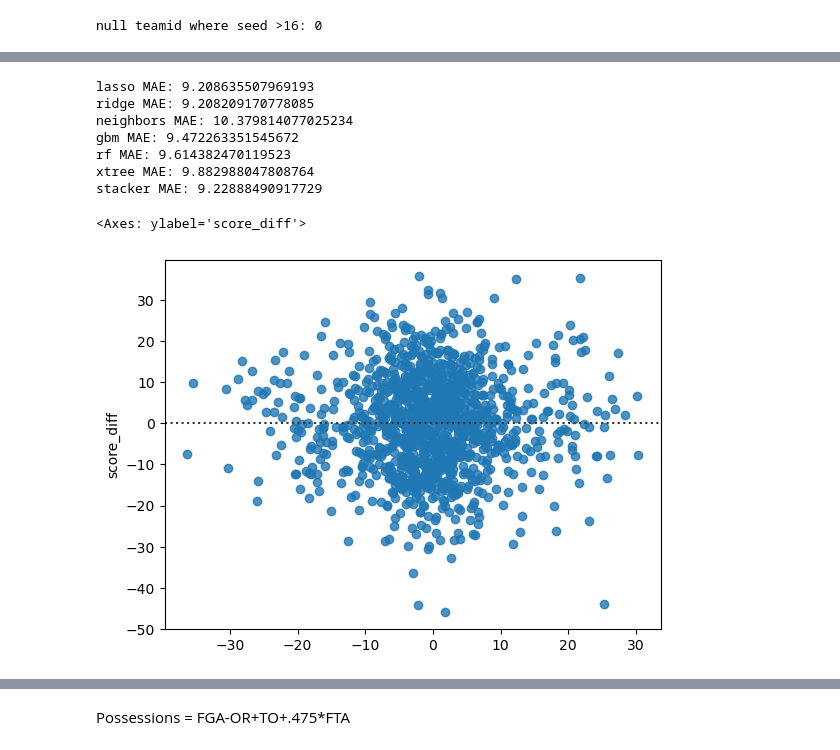
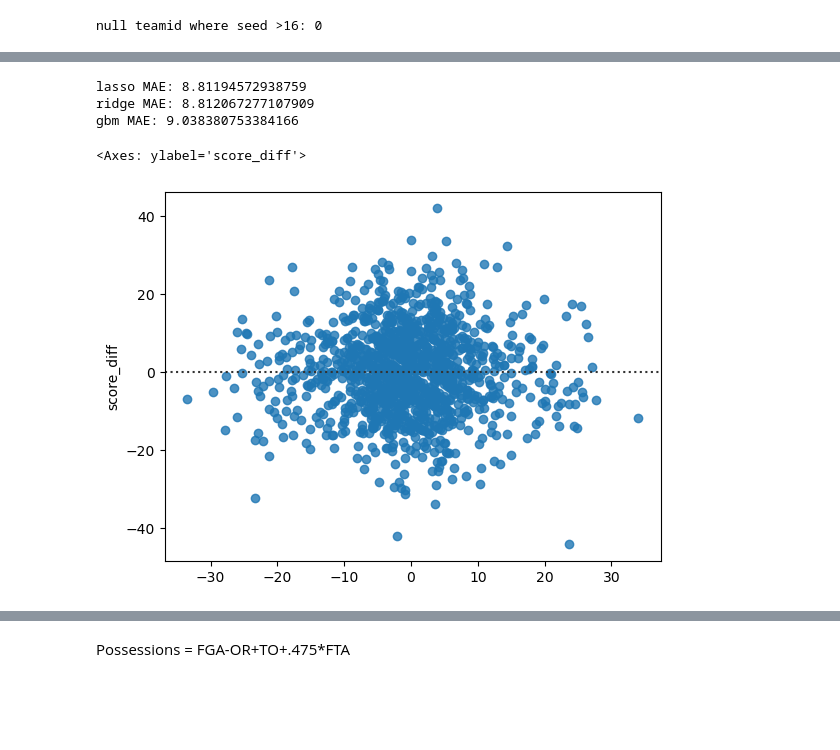
Before and after one commit to yaobviously/march_madness_kaggle, a Jupyter notebook: ncaa_model_prep.ipynb, the cells around one changed output, grey strips where cells are left out. Drawn from its saved outputs; the diff is of its cells as text; code cells hidden in the pictures; blank space fills up the shorter version.

```diff
--- a/ncaa_model_prep.ipynb
+++ b/ncaa_model_prep.ipynb
@@ -431,6 +308,4 @@ m_tourney_df.columns = ['team_two_' + x if x in Mseason_sums.columns else x for
 # %%
 m_tourney_df[['team_one_implied_proba', 'team_two_implied_proba']] =(
-    m_tourney_df[['team_one_implied_proba', 'team_two_implied_proba']].fillna(0.004)
+    m_tourney_df[['team_one_implied_proba', 'team_two_implied_proba']].fillna(0.0025)
 )
-# %%
-m_tourney_df['elo_diff'] = m_tourney_df['t1_elo'].sub(m_tourney_df['t2_elo'])
@@ -448,23 +312,13 @@ target = 'team_one_win'
 # %%
-linear_model = ['team_one_rankadjde', 'team_one_adjem','team_one_rankadjem',
-              'team_two_adjoe', 'team_two_rankadjoe', 'team_two_adjem',
-              'team_two_rankadjem', 'team_one_my_total','team_two_my_total']
+linear_model = ['team_one_adjem','team_one_rankadjem', 'team_two_adjem',
+              'team_two_rankadjem', 'team_one_my_total', 'team_two_my_total',
+               'team_one_seed', 'team_two_seed']
 # %%
 reg_target = 'score_diff'
 
 ridge_model = RidgeCV(alphas=[100, 500, 700])
 lasso_model = LassoCV(alphas=[0.1, 0.2, 0.5, 1])
-neighbors_model = KNeighborsRegressor(n_neighbors=3)
-rf_model = RandomForestRegressor()
-gbm_model = GradientBoostingRegressor()
-xtrees_model = ExtraTreesRegressor()
-stack_model = StackingRegressor(estimators=[('ridge', RidgeCV()),
-                                            ('lasso', LassoCV()),
-                                            ('kneigh', KNeighborsRegressor()),
-                                            ('gbm', GradientBoostingRegressor()),
-                                            ('rf', RandomForestRegressor()),
-                                            ('xtrees', ExtraTreesRegressor())]
-                               )
+gbm_model = GradientBoostingRegressor(loss='absolute_error')
 
 X = m_tourney_df[linear_model]
 y = m_tourney_df[reg_target]
@@ -472,31 +326,20 @@ y = m_tourney_df[reg_target]
 X_train, X_test, y_train, y_test = train_test_split(X, y, test_size=0.2)
 
 
-stack_model.fit(X_train, y_train)
-rf_model.fit(X_train, y_train)
 gbm_model.fit(X_train, y_train)
-xtrees_model.fit(X_train, y=y_train)
 ridge_model.fit(X_train, y_train)
 lasso_model.fit(X_train, y_train)
-neighbors_model.fit(X_train, y_train)
+
 
 print('lasso MAE:', mean_absolute_error(y_test, lasso_model.predict(X_test)))
 print('ridge MAE:', mean_absolute_error(y_test, ridge_model.predict(X_test)))
-print('neighbors MAE:', mean_absolute_error(y_test, neighbors_model.predict(X_test)))
 print('gbm MAE:', mean_absolute_error(y_test, gbm_model.predict(X_test)))
-print('rf MAE:', mean_absolute_error(y_test, rf_model.predict(X_test)))
-print('xtree MAE:', mean_absolute_error(y_test, xtrees_model.predict(X_test)))
-print('stacker MAE:', mean_absolute_error(y_test, stack_model.predict(X_test)))
 # %% [output]
-lasso MAE: 9.208635507969193
-ridge MAE: 9.208209170778085
-neighbors MAE: 10.379814077025234
-gbm MAE: 9.472263351545672
-rf MAE: 9.614382470119523
-xtree MAE: 9.882988047808764
-stacker MAE: 9.22888490917729
+lasso MAE: 8.81194572938759
+ridge MAE: 8.812067277107909
+gbm MAE: 9.038380753384166
 # %%
-sns.residplot(x=stack_model.predict(X), y=y)
+sns.residplot(x=ridge_model.predict(X), y=y)
 # %% [output]
 <Axes: ylabel='score_diff'>
-[figure, old version]
+[figure, new version]
```
Also changed, not shown: parts of 44 cells of this notebook, 3 other files.
